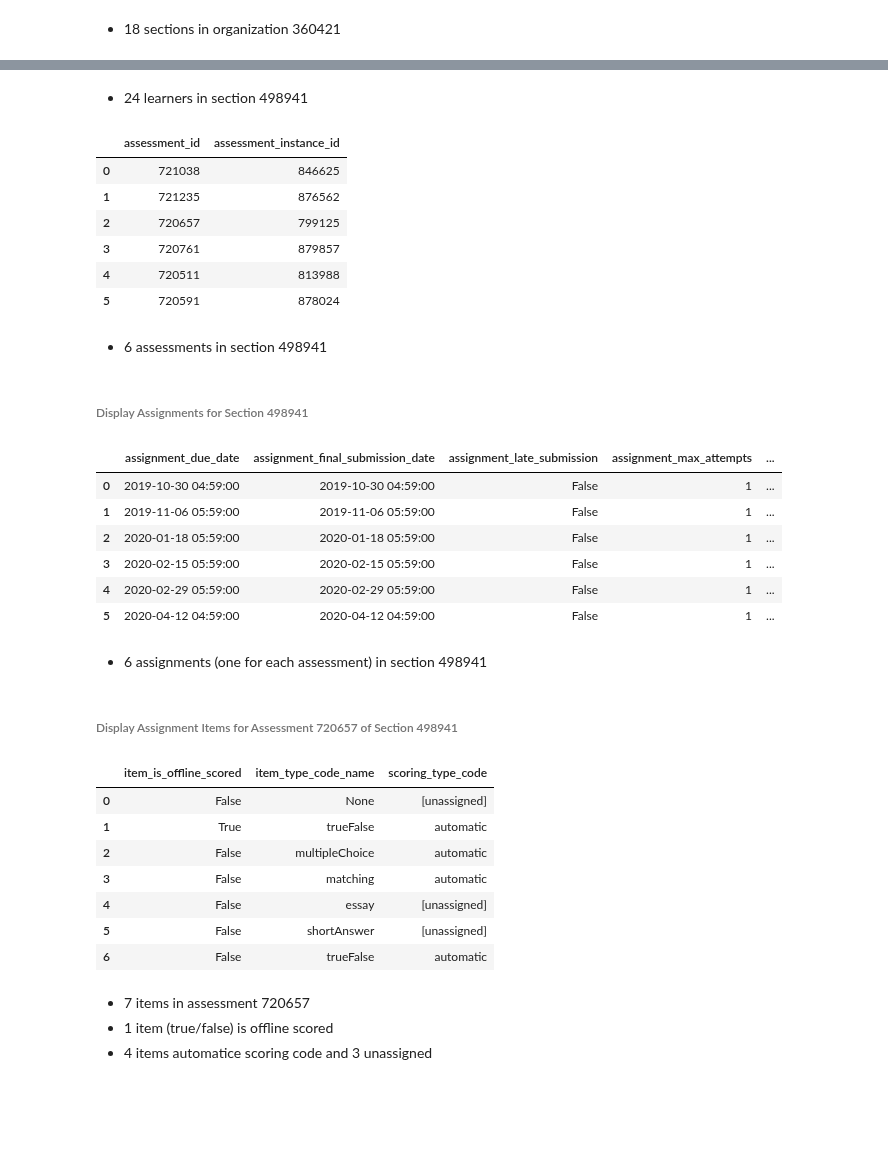
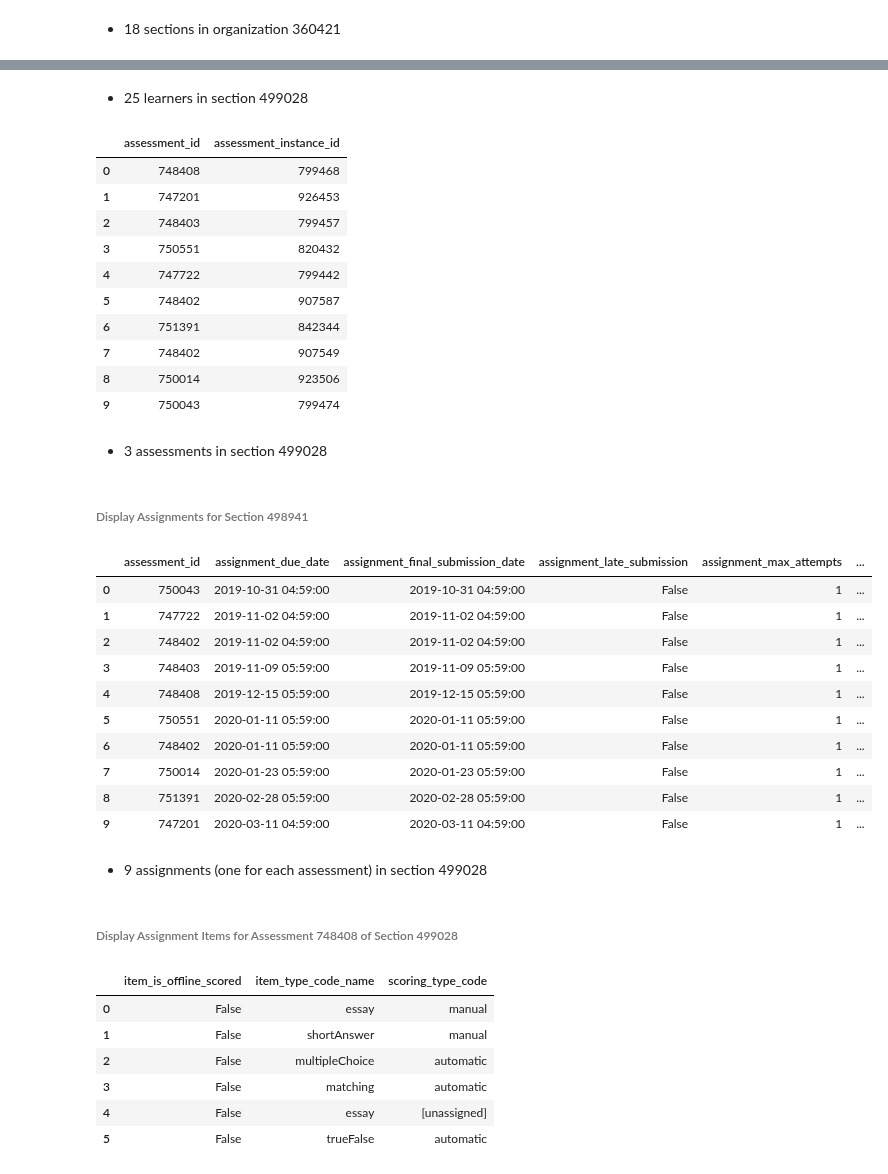
Before and after one commit to dlhinkley/c772-capstone-project, a Jupyter notebook: juniper/summary/display-sample-data.ipynb, the cells around one changed output, grey strips where cells are left out. Cells and saved outputs as stored; diff of their text form; code cells hidden in the pictures; blank space fills up the shorter version.

```diff
--- a/juniper/summary/display-sample-data.ipynb
+++ b/juniper/summary/display-sample-data.ipynb
@@ -62,45 +64,48 @@ dfRaw.filter( F.col('section_id') == 498941).select(*cats['learnerVars']).distin
 # %% [markdown]
-- 24 learners in section 498941
+- 25 learners in section 499028
 # %%
-dfRaw.filter( F.col('section_id') == 498941).select(*cats['assessmentVars']).distinct().toPandas()
+dfRaw.filter( F.col('section_id') == 499028).select(*cats['assessmentVars']).distinct().toPandas()
 # %% [output]
 |  | assessment_id | assessment_instance_id |
-| 0 | 721038 | 846625 |
-| 1 | 721235 | 876562 |
-| 2 | 720657 | 799125 |
-| 3 | 720761 | 879857 |
-| 4 | 720511 | 813988 |
-| 5 | 720591 | 878024 |
+| 0 | 748408 | 799468 |
+| 1 | 747201 | 926453 |
+| 2 | 748403 | 799457 |
+| 3 | 750551 | 820432 |
+| 4 | 747722 | 799442 |
+| 5 | 748402 | 907587 |
+| 6 | 751391 | 842344 |
+| 7 | 748402 | 907549 |
+| 8 | 750014 | 923506 |
+| 9 | 750043 | 799474 |
 # %% [markdown]
-- 6 assessments in section 498941
+- 3 assessments in section 499028
 # %% [markdown]
 ###### Display Assignments for Section 498941
 # %%
-dfRaw.filter( F.col('section_id') == 498941).select( *cats['assignmentVars']).distinct().orderBy('assignment_due_date').toPandas()
+dfRaw.filter( F.col('section_id') == 499028).select('assessment_id', *cats['assignmentVars']).distinct().orderBy('assignment_due_date').toPandas()
 # %% [output]
-|  | assignment_due_date | assignment_final_submission_date | assignment_late_submission | assignment_max_attempts | ... |
-| 0 | 2019-10-30 04:59:00 | 2019-10-30 04:59:00 | False | 1 | ... |
-| 1 | 2019-11-06 05:59:00 | 2019-11-06 05:59:00 | False | 1 | ... |
-| 2 | 2020-01-18 05:59:00 | 2020-01-18 05:59:00 | False | 1 | ... |
-| 3 | 2020-02-15 05:59:00 | 2020-02-15 05:59:00 | False | 1 | ... |
-| 4 | 2020-02-29 05:59:00 | 2020-02-29 05:59:00 | False | 1 | ... |
-| 5 | 2020-04-12 04:59:00 | 2020-04-12 04:59:00 | False | 1 | ... |
+|  | assessment_id | assignment_due_date | assignment_final_submission_date | assignment_late_submission | assignment_max_attempts | ... |
+| 0 | 750043 | 2019-10-31 04:59:00 | 2019-10-31 04:59:00 | False | 1 | ... |
+| 1 | 747722 | 2019-11-02 04:59:00 | 2019-11-02 04:59:00 | False | 1 | ... |
+| 2 | 748402 | 2019-11-02 04:59:00 | 2019-11-02 04:59:00 | False | 1 | ... |
+| 3 | 748403 | 2019-11-09 05:59:00 | 2019-11-09 05:59:00 | False | 1 | ... |
+| 4 | 748408 | 2019-12-15 05:59:00 | 2019-12-15 05:59:00 | False | 1 | ... |
+| 5 | 750551 | 2020-01-11 05:59:00 | 2020-01-11 05:59:00 | False | 1 | ... |
+| 6 | 748402 | 2020-01-11 05:59:00 | 2020-01-11 05:59:00 | False | 1 | ... |
+| 7 | 750014 | 2020-01-23 05:59:00 | 2020-01-23 05:59:00 | False | 1 | ... |
+| 8 | 751391 | 2020-02-28 05:59:00 | 2020-02-28 05:59:00 | False | 1 | ... |
+| 9 | 747201 | 2020-03-11 04:59:00 | 2020-03-11 04:59:00 | False | 1 | ... |
 # %% [markdown]
-- 6 assignments (one for each assessment) in section 498941
+- 9 assignments (one for each assessment) in section 499028
 # %% [markdown]
-###### Display Assignment Items for Assessment 720657 of Section 498941
+###### Display Assignment Items for Assessment 748408 of Section 499028
 # %%
-dfRaw.filter( F.col('assessment_id') == 720657).select(*cats['itemVars']).distinct().toPandas()
+dfRaw.filter( F.col('assessment_id') == 748408).select(*cats['itemVars']).distinct().toPandas()
 # %% [output]
 |  | item_is_offline_scored | item_type_code_name | scoring_type_code |
-| 0 | False | None | [unassigned] |
-| 1 | True | trueFalse | automatic |
+| 0 | False | essay | manual |
+| 1 | False | shortAnswer | manual |
 | 2 | False | multipleChoice | automatic |
 | 3 | False | matching | automatic |
 | 4 | False | essay | [unassigned] |
-| 5 | False | shortAnswer | [unassigned] |
-| 6 | False | trueFalse | automatic |
+| 5 | False | trueFalse | automatic |
-# %% [markdown]
-- 7 items in assessment 720657
-- 1 item (true/false) is offline scored
-- 4 items automatice scoring code and 3 unassigned
```
Also changed, not shown: parts of 21 cells of this notebook, 11 other files.
